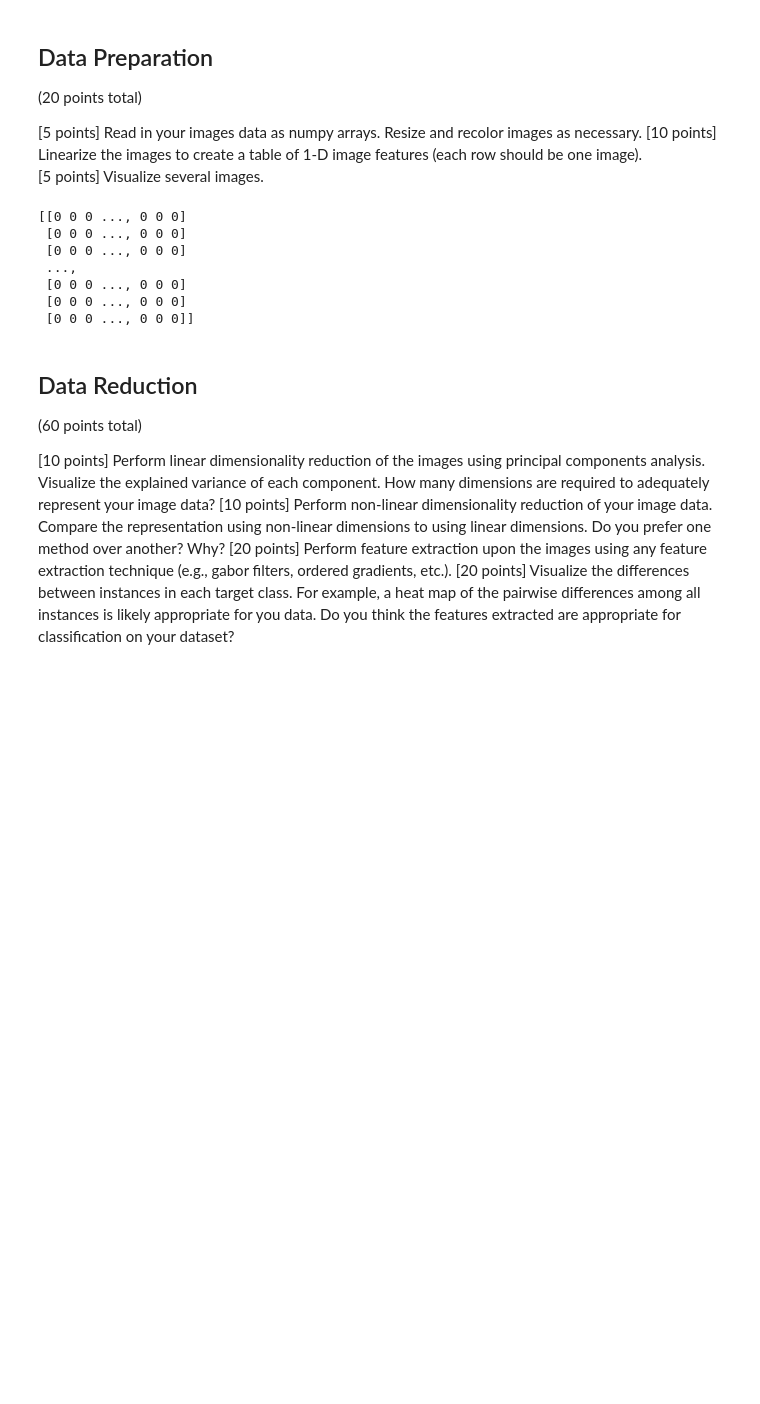
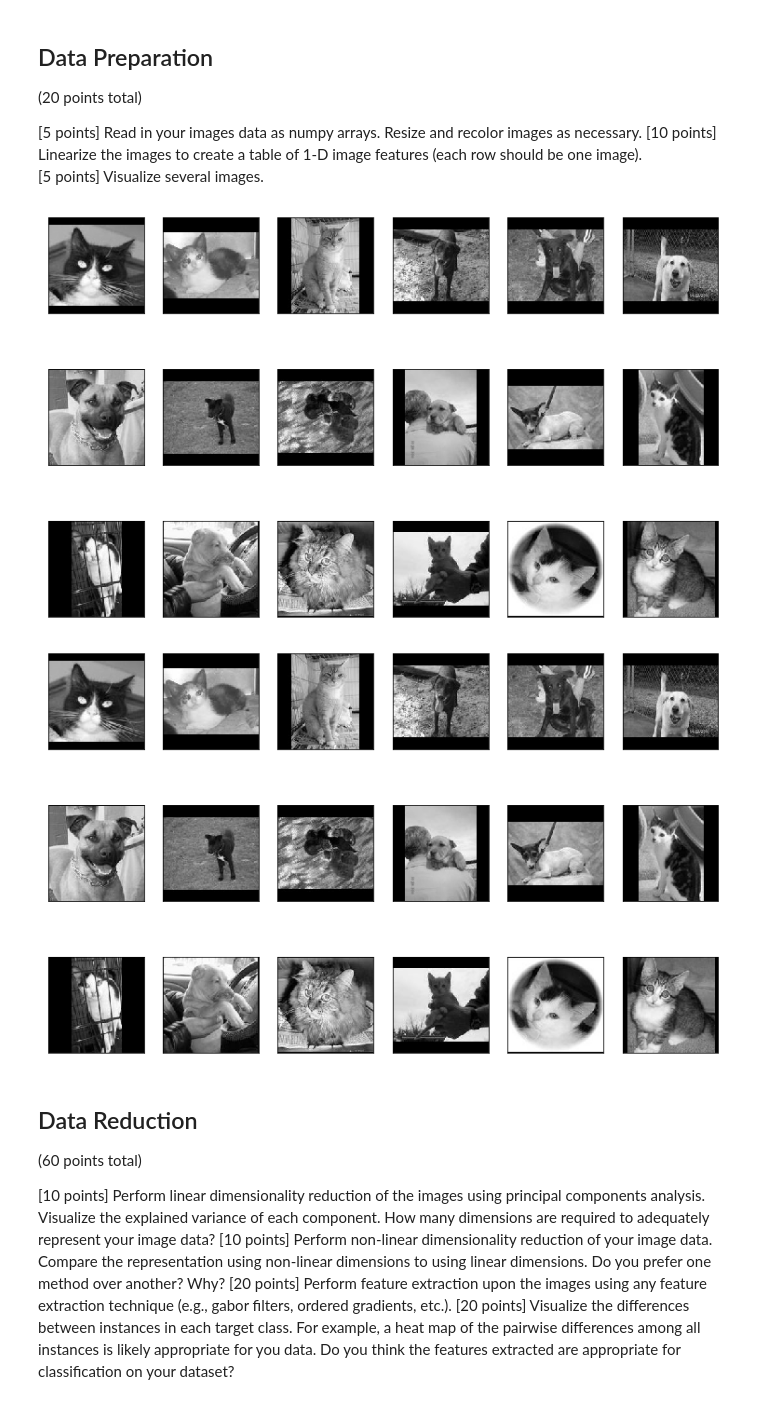
Before and after one commit to LukeWood/ItsRainingCatsAndDogs, a Jupyter notebook: DraftReport-3.ipynb, the cells around one changed output. Saved outputs shown, nothing was run; the diff lists cells and outputs as text; code cells hidden in the pictures; blank space fills up the shorter version.

Commit message:
add image visualizing

```diff
--- a/DraftReport-3.ipynb
+++ b/DraftReport-3.ipynb
@@ -23,8 +23,11 @@ import pandas as pd
 import os
 import glob
 
-A = []
+X = []
 labels = []
+
+# Image sizes
+h, w = 150, 150
 
 for img_file in glob.iglob('data/*.jpg'):
     # Read in img as greyscale
@@ -37,20 +40,32 @@ for img_file in glob.iglob('data/*.jpg'):
             labels.append(1)
 
         # Concatenate RGB into one row and collect
-        A.append(np.concatenate(np.array(img)))
+        X.append(np.concatenate(np.array(img)))
 
-A = np.array(A)
+X = np.array(X)
 labels = np.array(labels)
-print(A)
-#print(labels)
-# %% [output]
-[[0 0 0 ..., 0 0 0]
- [0 0 0 ..., 0 0 0]
- [0 0 0 ..., 0 0 0]
- ...,
- [0 0 0 ..., 0 0 0]
- [0 0 0 ..., 0 0 0]
- [0 0 0 ..., 0 0 0]]
+# %%
+import matplotlib.pyplot as plt
+
+# a helper plotting function (modified Larson's code)
+def plot_gallery(images, h, w, n_row=3, n_col=6):
+    """Helper function to plot a gallery of portraits"""
+    plt.figure(figsize=(1.7 * n_col, 2.3 * n_row))
+    plt.subplots_adjust(bottom=0, left=.01, right=.99, top=.90, hspace=.35)
+    for i in range(n_row * n_col):
+        plt.subplot(n_row, n_col, i + 1)
+        plt.imshow(images[i].reshape((h, w)), cmap=plt.cm.gray)
+        #plt.title(titles[i], size=12)
+        plt.xticks(())
+        plt.yticks(())
+
+plot_gallery(X, h, w) # defaults to showing a 3 by 6 subset of the faces
+
+# Visualize some images
+plt.show()
+# %% [output]
+[figure, added]
+[figure, added]
 # %% [markdown]
 ## Data Reduction
 (60 points total)
```
